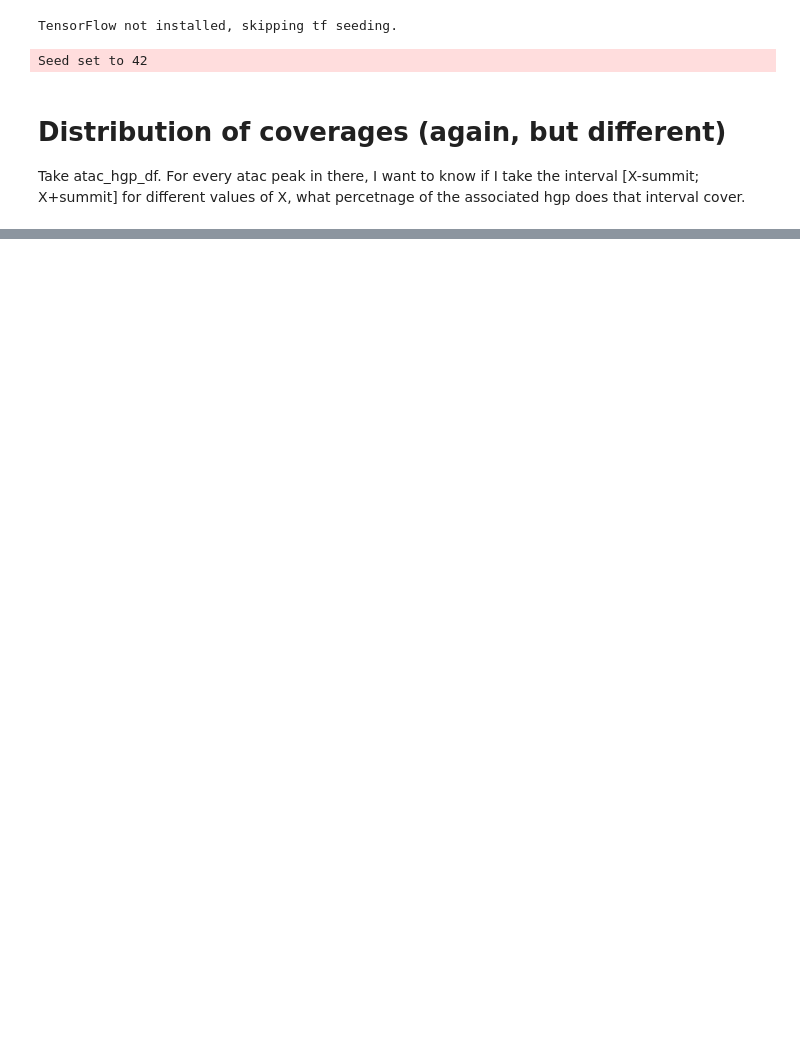
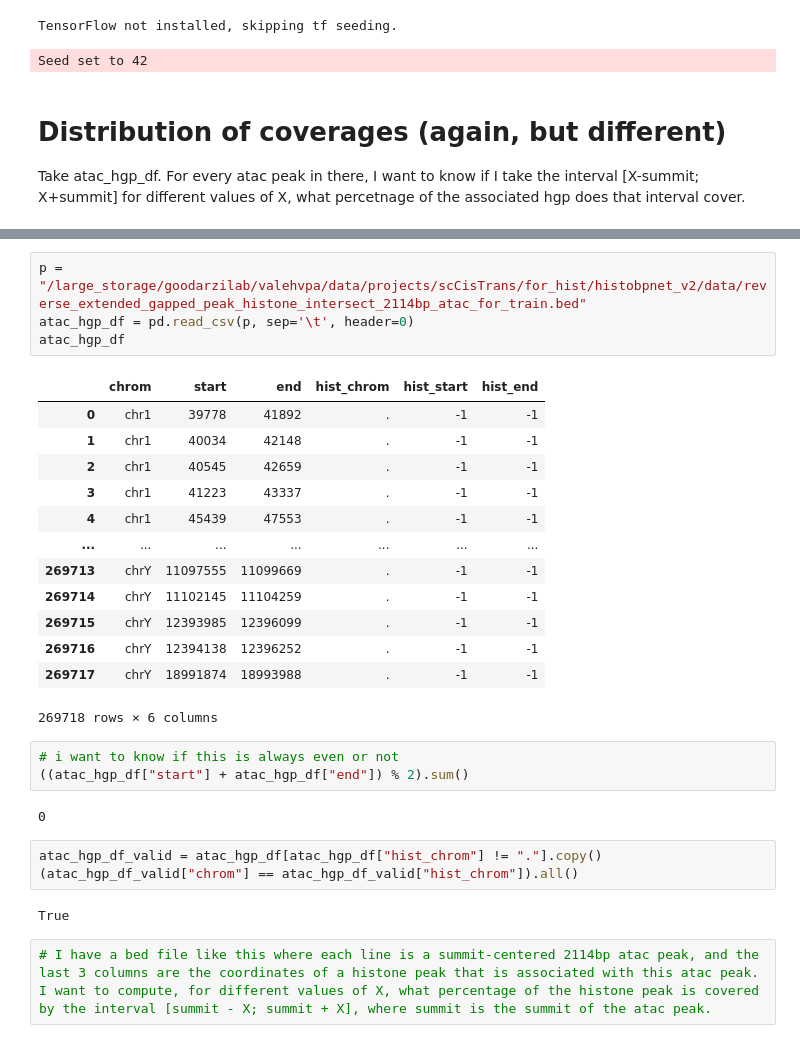
Before and after one commit to kundajelab/histobpnet, a Jupyter notebook: experiments/valeh/notebooks/12_12_2025.ipynb, the cells around one changed output, grey strips where cells are left out. Saved outputs shown, nothing was run; the diff lists cells and outputs as text; blank space fills up the shorter version.

```diff
--- a/experiments/valeh/notebooks/12_12_2025.ipynb
+++ b/experiments/valeh/notebooks/12_12_2025.ipynb
@@ -33,0 +47,30 @@ Take atac_hgp_df. For every atac peak in there, I want to know if I take the int
+# %%
+p = "/large_storage/goodarzilab/valehvpa/data/projects/scCisTrans/for_hist/histobpnet_v2/data/reverse_extended_gapped_peak_histone_intersect_2114bp_atac_for_train.bed"
+atac_hgp_df = pd.read_csv(p, sep='\t', header=0)
+atac_hgp_df
+# %% [output]
+|  | chrom | start | end | hist_chrom | hist_start | hist_end |
+| 0 | chr1 | 39778 | 41892 | . | -1 | -1 |
+| 1 | chr1 | 40034 | 42148 | . | -1 | -1 |
+| 2 | chr1 | 40545 | 42659 | . | -1 | -1 |
+| 3 | chr1 | 41223 | 43337 | . | -1 | -1 |
+| 4 | chr1 | 45439 | 47553 | . | -1 | -1 |
+| ... | ... | ... | ... | ... | ... | ... |
+| 269713 | chrY | 11097555 | 11099669 | . | -1 | -1 |
+| 269714 | chrY | 11102145 | 11104259 | . | -1 | -1 |
+| 269715 | chrY | 12393985 | 12396099 | . | -1 | -1 |
+| 269716 | chrY | 12394138 | 12396252 | . | -1 | -1 |
+| 269717 | chrY | 18991874 | 18993988 | . | -1 | -1 |
+269718 rows × 6 columns
+# %%
+# i want to know if this is always even or not
+((atac_hgp_df["start"] + atac_hgp_df["end"]) % 2).sum()
+# %% [output]
+0
+# %%
+atac_hgp_df_valid = atac_hgp_df[atac_hgp_df["hist_chrom"] != "."].copy()
+(atac_hgp_df_valid["chrom"] == atac_hgp_df_valid["hist_chrom"]).all()
+# %% [output]
+True
+# %%
+# I have a bed file like this where each line is a summit-centered 2114bp atac peak, and the last 3 columns are the coordinates of a histone peak that is associated with this atac peak. I want to compute, for different values of X, what percentage of the histone peak is covered by the interval [summit - X; summit + X], where summit is the summit of the atac peak.
```
Also changed, not shown: parts of 6 cells of this notebook, 3 other files.
